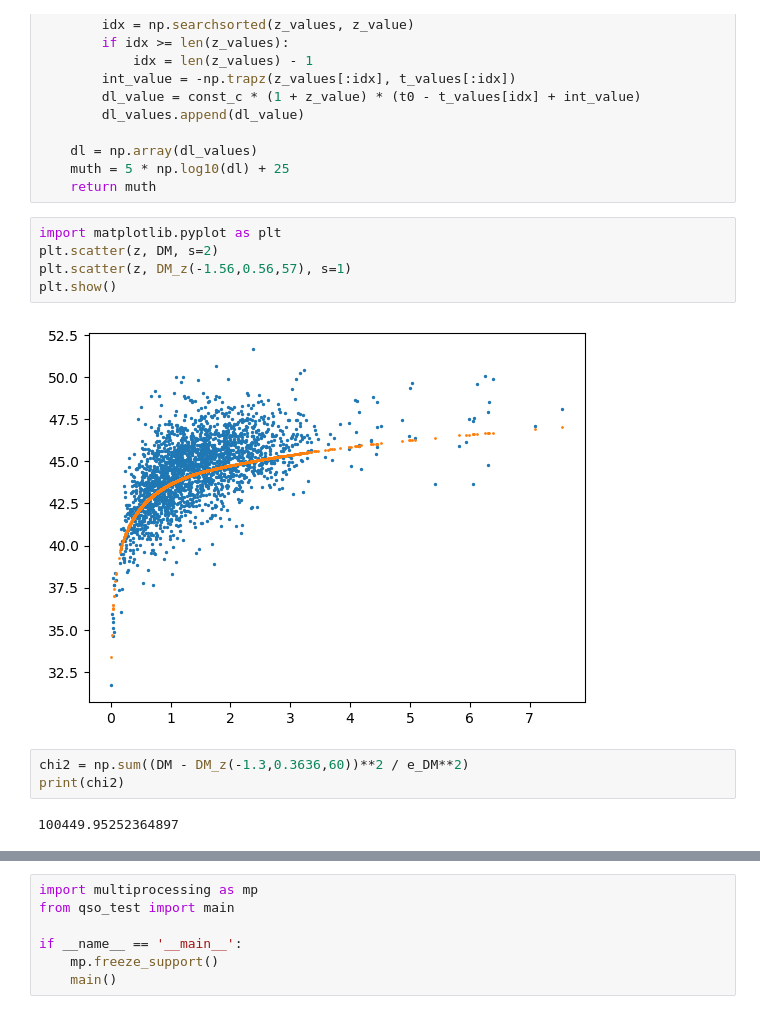
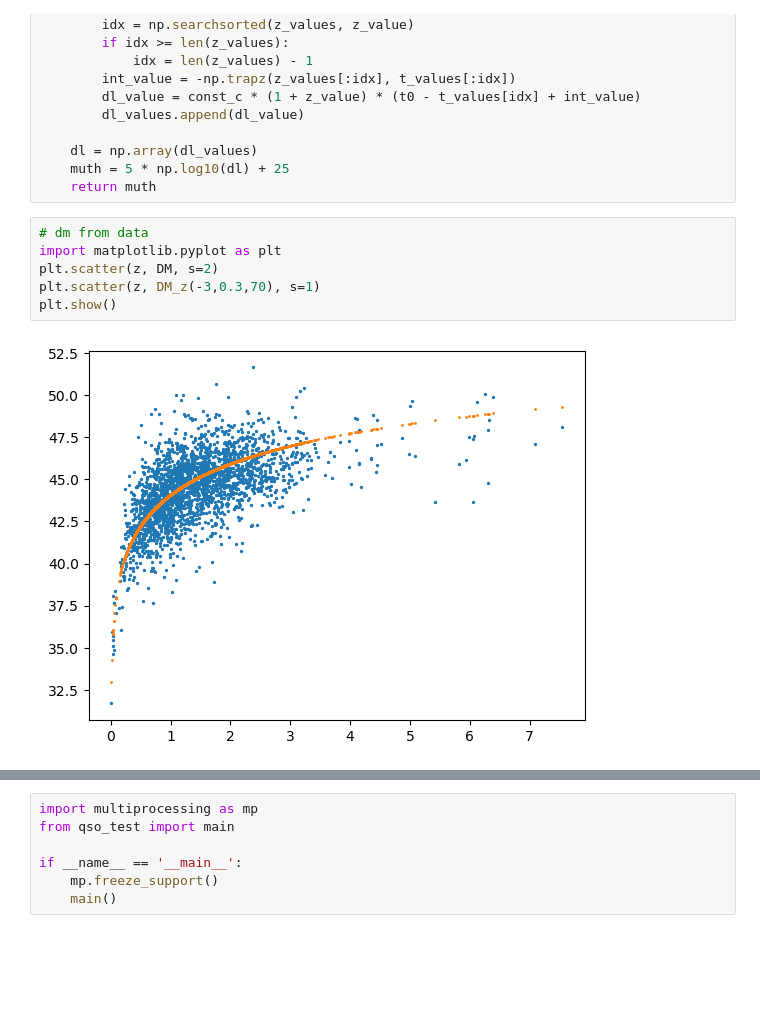
Before and after one commit to kaltsit33/IDM, a Jupyter notebook: QSO/test.ipynb, the cells around one changed output, grey strips where cells are left out. Cells and saved outputs as stored; diff of their text form; blank space fills up the shorter version.

```diff
--- a/QSO/test.ipynb
+++ b/QSO/test.ipynb
@@ -48,14 +50,10 @@ def DM_z(log_kC1, O20, H0):
     muth = 5 * np.log10(dl) + 25
     return muth
 # %%
+# dm from data
 import matplotlib.pyplot as plt
 plt.scatter(z, DM, s=2)
-plt.scatter(z, DM_z(-1.56,0.56,57), s=1)
+plt.scatter(z, DM_z(-3,0.3,70), s=1)
 plt.show()
 # %% [output]
-[figure, old version]
+[figure, new version]
-# %%
-chi2 = np.sum((DM - DM_z(-1.3,0.3636,60))**2 / e_DM**2)
-print(chi2)
-# %% [output]
-100449.95252364897
```
Also changed, not shown: parts of 4 cells of this notebook, 19 other files.
